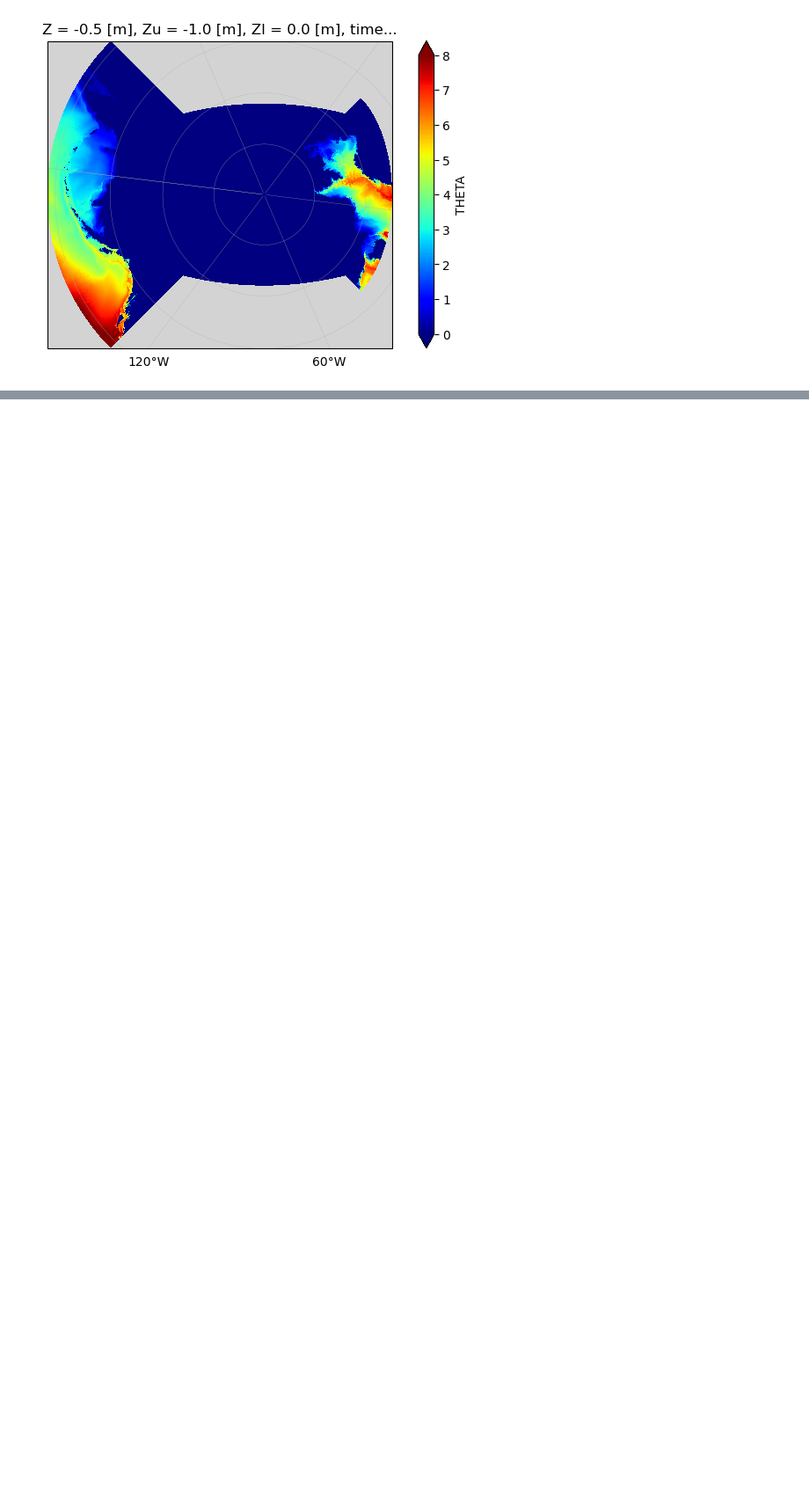
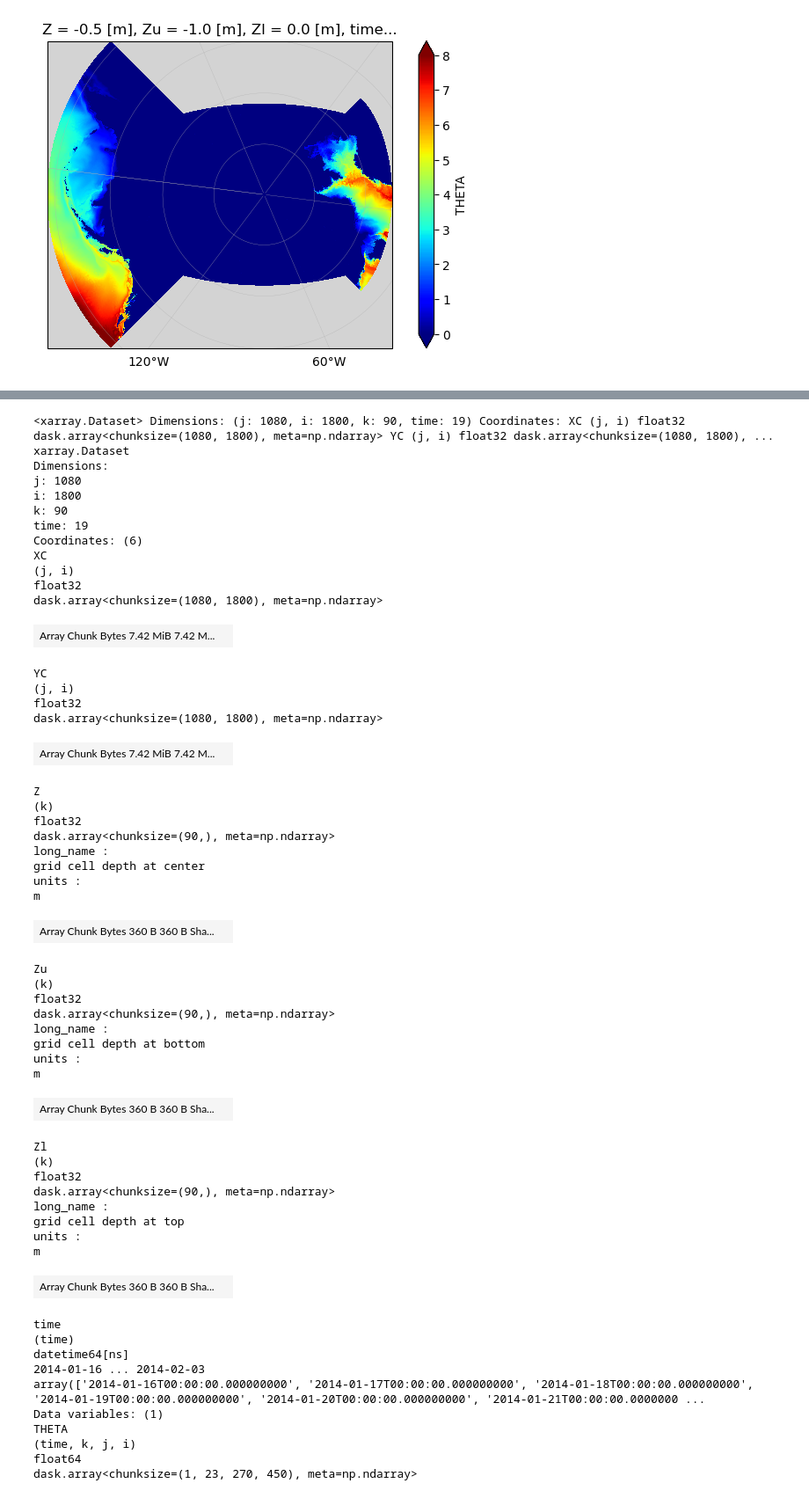
Before and after one commit to ifenty/SASSIE_downscale_ecco_v5, a Jupyter notebook: 01_open and read file.ipynb, the cells around one changed output, grey strips where cells are left out. Shown: that part at 88% size. Cells and saved outputs as stored; diff of their text form; code cells hidden in the pictures; blank space fills up the shorter version.

```diff
--- a/01_open and read file.ipynb
+++ b/01_open and read file.ipynb
@@ -459,0 +590,58 @@ gl.left_labels = False
+# %%
+theta_ds
+# %% [output]
+<xarray.Dataset> Dimensions: (j: 1080, i: 1800, k: 90, time: 19) Coordinates: XC (j, i) float32 dask.array<chunksize=(1080, 1800), meta=np.ndarray> YC (j, i) float32 dask.array<chunksize=(1080, 1800), ...
+xarray.Dataset
+Dimensions:
+j: 1080
+i: 1800
+k: 90
+time: 19
+Coordinates: (6)
+XC
+(j, i)
+float32
+dask.array<chunksize=(1080, 1800), meta=np.ndarray>
+| Array Chunk Bytes 7.42 MiB 7.42 M... |  |
+YC
+(j, i)
+float32
+dask.array<chunksize=(1080, 1800), meta=np.ndarray>
+| Array Chunk Bytes 7.42 MiB 7.42 M... |  |
+Z
+(k)
+float32
+dask.array<chunksize=(90,), meta=np.ndarray>
+long_name :
+grid cell depth at center
+units :
+m
+| Array Chunk Bytes 360 B 360 B Sha... |  |
+Zu
+(k)
+float32
+dask.array<chunksize=(90,), meta=np.ndarray>
+long_name :
+grid cell depth at bottom
+units :
+m
+| Array Chunk Bytes 360 B 360 B Sha... |  |
+Zl
+(k)
+float32
+dask.array<chunksize=(90,), meta=np.ndarray>
+long_name :
+grid cell depth at top
+units :
+m
+| Array Chunk Bytes 360 B 360 B Sha... |  |
+time
+(time)
+datetime64[ns]
+2014-01-16 ... 2014-02-03
+array(['2014-01-16T00:00:00.000000000', '2014-01-17T00:00:00.000000000', '2014-01-18T00:00:00.000000000', '2014-01-19T00:00:00.000000000', '2014-01-20T00:00:00.000000000', '2014-01-21T00:00:00.0000000 ...
+Data variables: (1)
+THETA
+(time, k, j, i)
+float64
+dask.array<chunksize=(1, 23, 270, 450), meta=np.ndarray>
```
Also changed, not shown: parts of 37 cells of this notebook, 3 other files.
